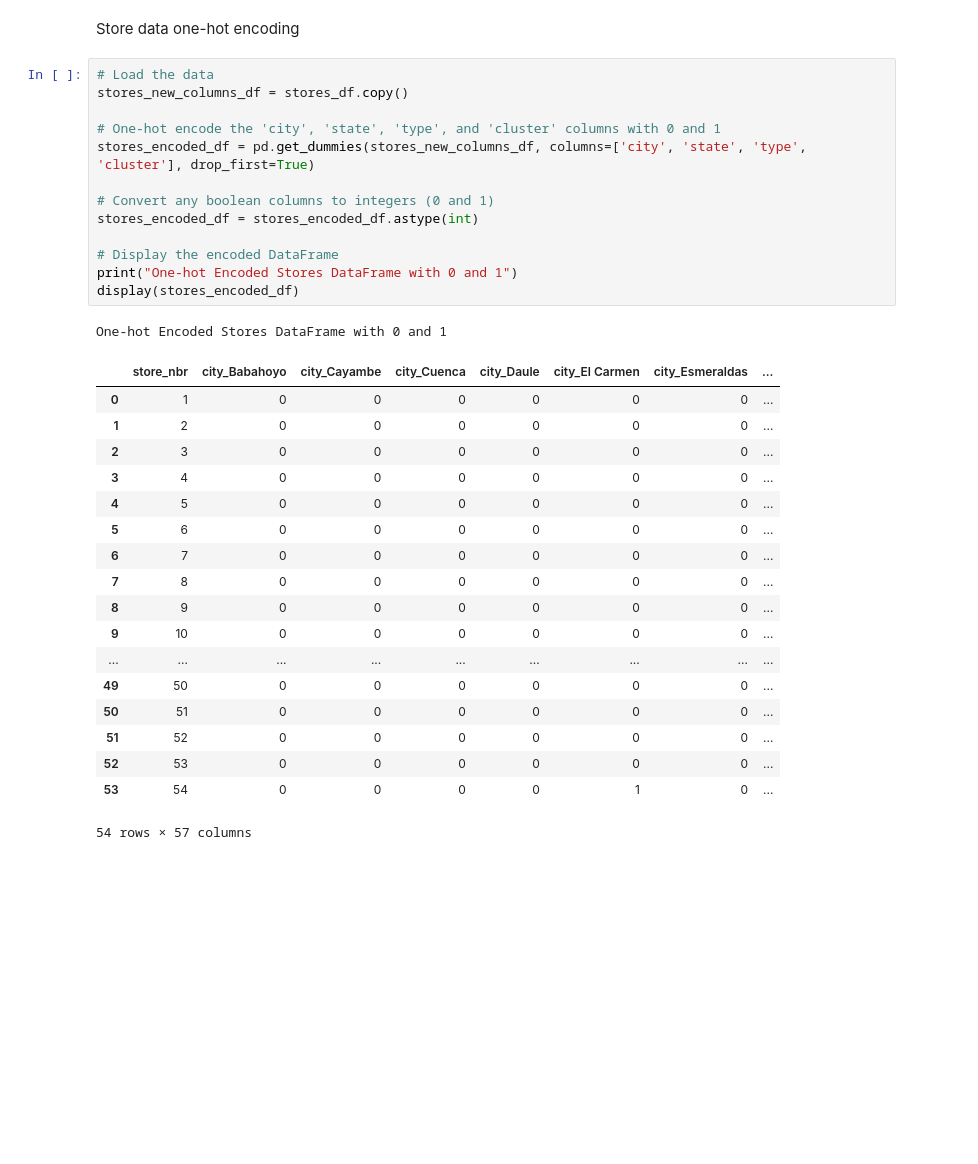
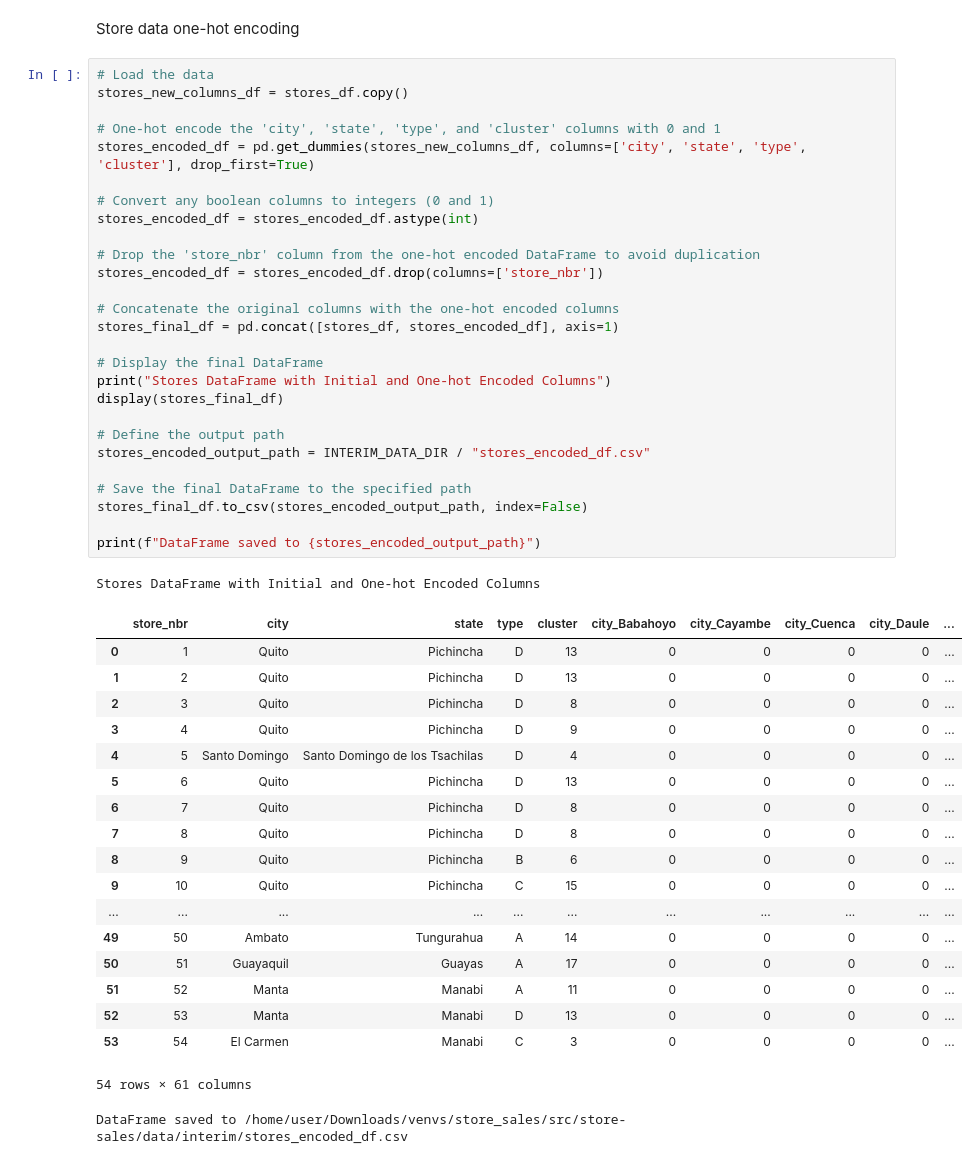
Before and after one commit to TommMakk/store-sales, a Jupyter notebook: notebooks/02_interim_data_analysis.ipynb, the cells around one changed output. Drawn from its saved outputs; the diff is of its cells as text; blank space fills up the shorter version.

```diff
--- a/notebooks/02_interim_data_analysis.ipynb
+++ b/notebooks/02_interim_data_analysis.ipynb
@@ -786,33 +807,48 @@ Store data one-hot encoding
 # %%
 # Load the data
 stores_new_columns_df = stores_df.copy()
 
 # One-hot encode the 'city', 'state', 'type', and 'cluster' columns with 0 and 1
 stores_encoded_df = pd.get_dummies(stores_new_columns_df, columns=['city', 'state', 'type', 'cluster'], drop_first=True)
 
 # Convert any boolean columns to integers (0 and 1)
 stores_encoded_df = stores_encoded_df.astype(int)
 
-# Display the encoded DataFrame
-print("One-hot Encoded Stores DataFrame with 0 and 1")
-display(stores_encoded_df)
+# Drop the 'store_nbr' column from the one-hot encoded DataFrame to avoid duplication
+stores_encoded_df = stores_encoded_df.drop(columns=['store_nbr'])
+
+# Concatenate the original columns with the one-hot encoded columns
+stores_final_df = pd.concat([stores_df, stores_encoded_df], axis=1)
+
+# Display the final DataFrame
+print("Stores DataFrame with Initial and One-hot Encoded Columns")
+display(stores_final_df)
+
+# Define the output path
+stores_encoded_output_path = INTERIM_DATA_DIR / "stores_encoded_df.csv"
+
+# Save the final DataFrame to the specified path
+stores_final_df.to_csv(stores_encoded_output_path, index=False)
+
+print(f"DataFrame saved to {stores_encoded_output_path}")
 # %% [output]
-One-hot Encoded Stores DataFrame with 0 and 1
+Stores DataFrame with Initial and One-hot Encoded Columns
-|  | store_nbr | city_Babahoyo | city_Cayambe | city_Cuenca | city_Daule | city_El Carmen | city_Esmeraldas | ... |
-| 0 | 1 | 0 | 0 | 0 | 0 | 0 | 0 | ... |
-| 1 | 2 | 0 | 0 | 0 | 0 | 0 | 0 | ... |
-| 2 | 3 | 0 | 0 | 0 | 0 | 0 | 0 | ... |
-| 3 | 4 | 0 | 0 | 0 | 0 | 0 | 0 | ... |
-| 4 | 5 | 0 | 0 | 0 | 0 | 0 | 0 | ... |
-| 5 | 6 | 0 | 0 | 0 | 0 | 0 | 0 | ... |
-| 6 | 7 | 0 | 0 | 0 | 0 | 0 | 0 | ... |
-| 7 | 8 | 0 | 0 | 0 | 0 | 0 | 0 | ... |
-| 8 | 9 | 0 | 0 | 0 | 0 | 0 | 0 | ... |
-| 9 | 10 | 0 | 0 | 0 | 0 | 0 | 0 | ... |
-| ... | ... | ... | ... | ... | ... | ... | ... | ... |
-| 49 | 50 | 0 | 0 | 0 | 0 | 0 | 0 | ... |
-| 50 | 51 | 0 | 0 | 0 | 0 | 0 | 0 | ... |
-| 51 | 52 | 0 | 0 | 0 | 0 | 0 | 0 | ... |
-| 52 | 53 | 0 | 0 | 0 | 0 | 0 | 0 | ... |
-| 53 | 54 | 0 | 0 | 0 | 0 | 1 | 0 | ... |
+|  | store_nbr | city | state | type | cluster | city_Babahoyo | city_Cayambe | city_Cuenca | city_Daule | ... |
+| 0 | 1 | Quito | Pichincha | D | 13 | 0 | 0 | 0 | 0 | ... |
+| 1 | 2 | Quito | Pichincha | D | 13 | 0 | 0 | 0 | 0 | ... |
+| 2 | 3 | Quito | Pichincha | D | 8 | 0 | 0 | 0 | 0 | ... |
+| 3 | 4 | Quito | Pichincha | D | 9 | 0 | 0 | 0 | 0 | ... |
+| 4 | 5 | Santo Domingo | Santo Domingo de los Tsachilas | D | 4 | 0 | 0 | 0 | 0 | ... |
+| 5 | 6 | Quito | Pichincha | D | 13 | 0 | 0 | 0 | 0 | ... |
+| 6 | 7 | Quito | Pichincha | D | 8 | 0 | 0 | 0 | 0 | ... |
+| 7 | 8 | Quito | Pichincha | D | 8 | 0 | 0 | 0 | 0 | ... |
+| 8 | 9 | Quito | Pichincha | B | 6 | 0 | 0 | 0 | 0 | ... |
+| 9 | 10 | Quito | Pichincha | C | 15 | 0 | 0 | 0 | 0 | ... |
+| ... | ... | ... | ... | ... | ... | ... | ... | ... | ... | ... |
+| 49 | 50 | Ambato | Tungurahua | A | 14 | 0 | 0 | 0 | 0 | ... |
+| 50 | 51 | Guayaquil | Guayas | A | 17 | 0 | 0 | 0 | 0 | ... |
+| 51 | 52 | Manta | Manabi | A | 11 | 0 | 0 | 0 | 0 | ... |
+| 52 | 53 | Manta | Manabi | D | 13 | 0 | 0 | 0 | 0 | ... |
+| 53 | 54 | El Carmen | Manabi | C | 3 | 0 | 0 | 0 | 0 | ... |
-54 rows × 57 columns
+54 rows × 61 columns
+DataFrame saved to /home/user/Downloads/venvs/store_sales/src/store-sales/data/interim/stores_encoded_df.csv
```
Also changed, not shown: parts of 10 cells of this notebook, 1 other file.
